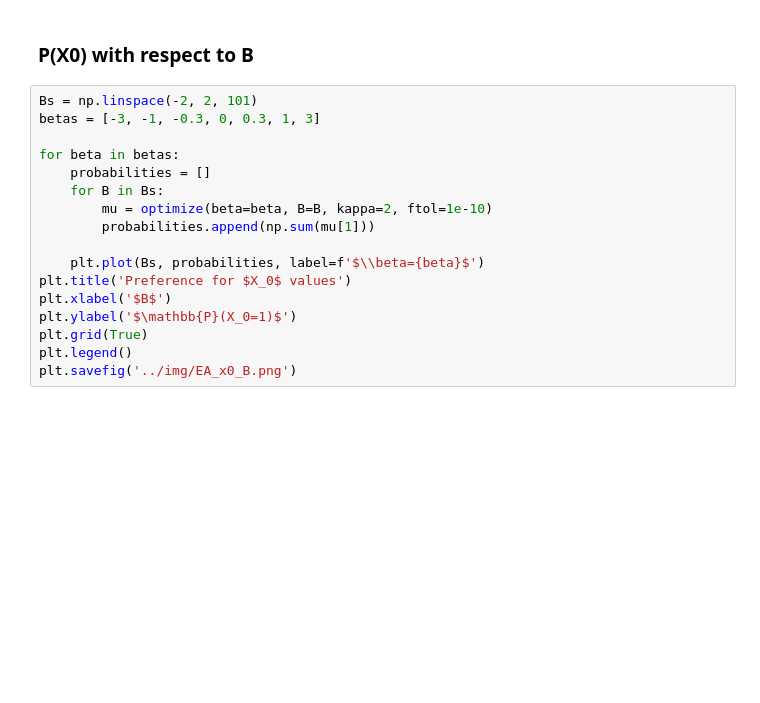
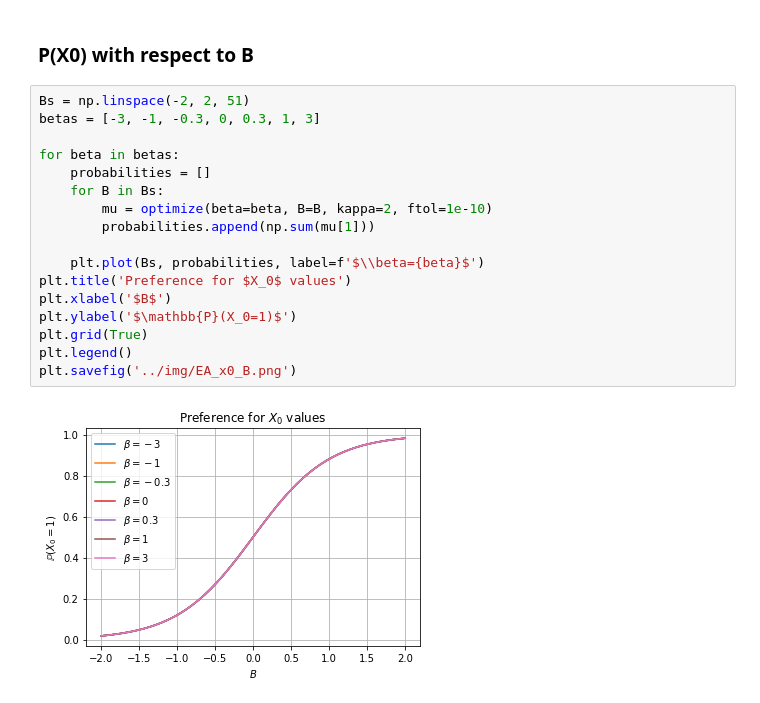
Before and after one commit to YizhongHu/statistical_mechanics_on_graphs, a Jupyter notebook: src/edward_anderson.ipynb, the cells around one changed output. Cells and saved outputs as stored; diff of their text form; blank space fills up the shorter version.

```diff
--- a/src/edward_anderson.ipynb
+++ b/src/edward_anderson.ipynb
@@ -278,19 +278,21 @@ plt.savefig(f'../img/EA_x1_x2_RelEntr_x0={2*x0-1}.png')
 # %% [markdown]
 ### P(X0) with respect to B
 # %%
-Bs = np.linspace(-2, 2, 101)
+Bs = np.linspace(-2, 2, 51)
 betas = [-3, -1, -0.3, 0, 0.3, 1, 3]
 
 for beta in betas:
     probabilities = []
     for B in Bs:
         mu = optimize(beta=beta, B=B, kappa=2, ftol=1e-10)
         probabilities.append(np.sum(mu[1]))
 
     plt.plot(Bs, probabilities, label=f'$\\beta={beta}$')
 plt.title('Preference for $X_0$ values')
 plt.xlabel('$B$')
 plt.ylabel('$\mathbb{P}(X_0=1)$')
 plt.grid(True)
 plt.legend()
 plt.savefig('../img/EA_x0_B.png')
+# %% [output]
+[figure, added]
```
Also changed, not shown: parts of 2 cells of this notebook, 3 other files.
